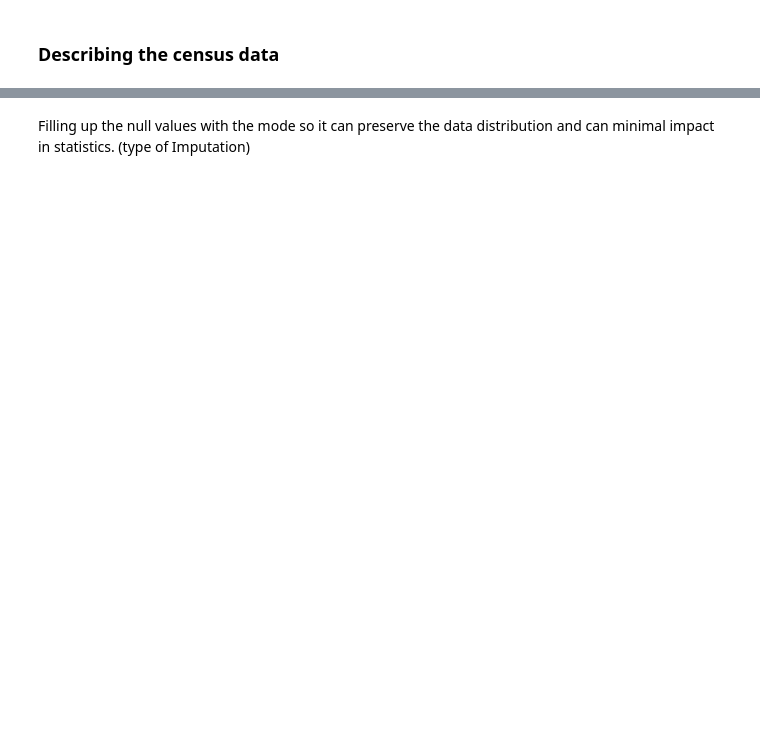
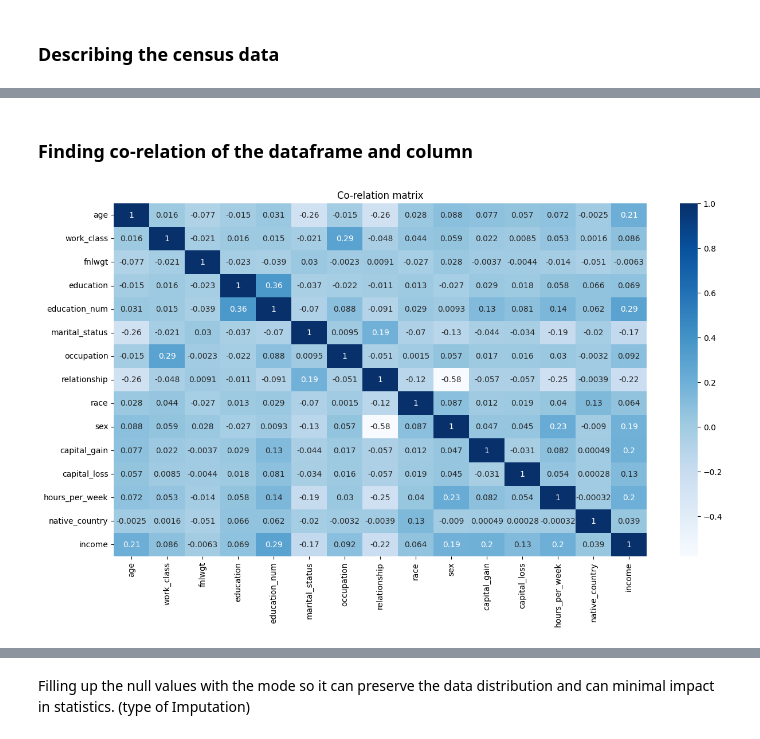
Before and after one commit to Uziii-man/Automatic-Census-Data-Modeling, a Jupyter notebook: Preprocessing the Census Data.ipynb, the cells around one changed output, grey strips where cells are left out. Cells and saved outputs as stored; diff of their text form; code cells hidden in the pictures; blank space fills up the shorter version.

```diff
--- a/Preprocessing the Census Data.ipynb
+++ b/Preprocessing the Census Data.ipynb
@@ -258,0 +279,28 @@ df_census_data.describe().T
+# %% [markdown]
+### Finding co-relation of the dataframe and column
+# %%
+# Label encoding for the data frame temporarily to find the correlation between each column
+from sklearn.preprocessing import LabelEncoder
+
+# Defining categorical columns
+categorical_columns = ['work_class', 'education', 'marital_status', 'occupation', 'relationship', 'race', 'sex', 'native_country', 'income']
+
+# Assigning the census data frame for another variable temporarily
+temp_df = df_census_data.copy()
+
+label_encoder = LabelEncoder()
+
+for column in categorical_columns:
+    temp_df[column] = label_encoder.fit_transform(temp_df[column])
+# %%
+# Select numeric columns including the new 'Income_binary' column
+# df_numerical_data = df_census_data.select_dtypes(include=[np.number])
+
+# Plot correlation heatmap
+plt.figure(figsize=(15, 8))
+plt.title("Co-relation matrix")
+# In here plotted the pearson co-relation because to find the linear connection between two columns
+sns.heatmap(temp_df.corr(method='pearson'), annot=True, cmap="Blues")
+plt.show()
+# %% [output]
+[figure, added]
```
Also changed, not shown: parts of 51 cells of this notebook, 1 other file.
